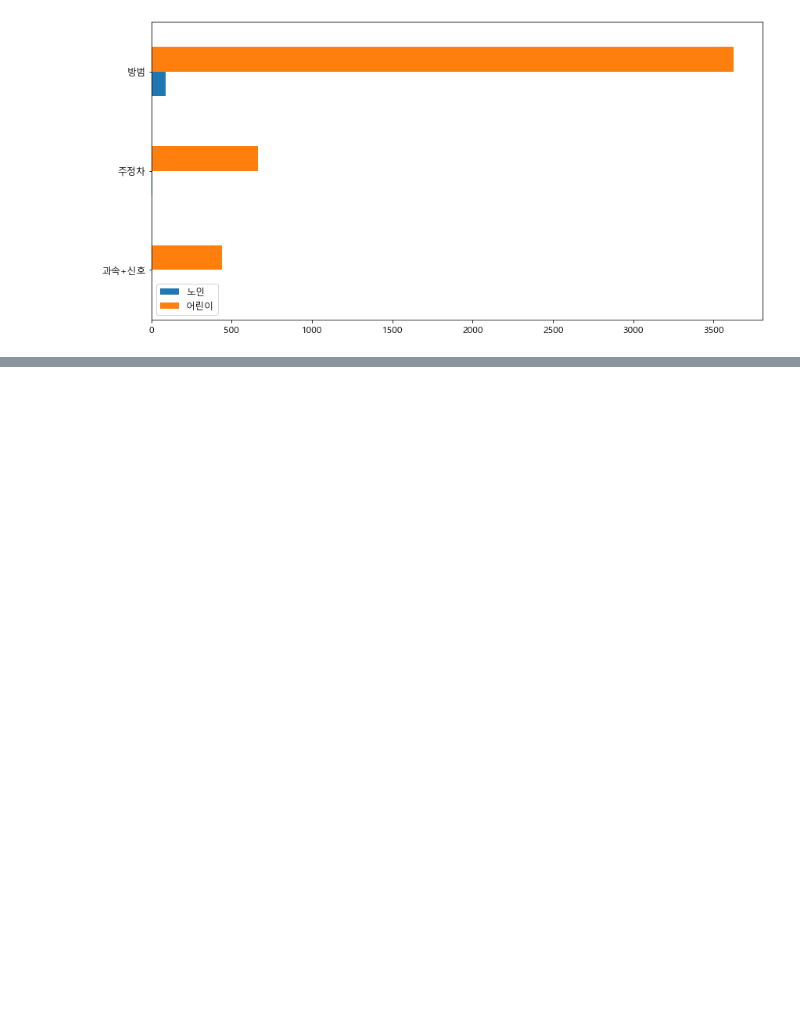
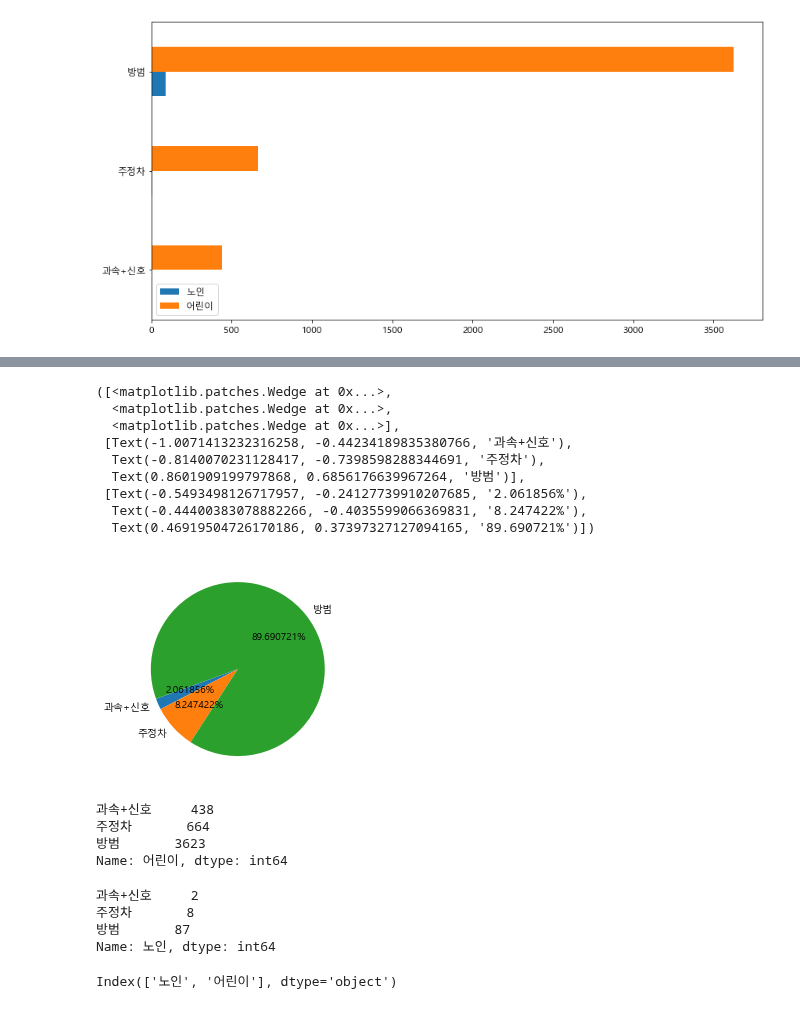
Before and after one commit to y7y1h13/StatisticsAnal, a Jupyter notebook: newPan/프로젝트/단속카메라.ipynb, the cells around one changed output, grey strips where cells are left out. Cells and saved outputs as stored; diff of their text form; code cells hidden in the pictures; blank space fills up the shorter version.

```diff
--- a/newPan/프로젝트/단속카메라.ipynb
+++ b/newPan/프로젝트/단속카메라.ipynb
@@ -467,0 +475,31 @@ ax = all.plot(kind='barh')
+# %%
+plt.pie(all.loc['노인'],labels=all.columns ,autopct='%1f%%', startangle=200)
+# %% [output]
+([<matplotlib.patches.Wedge at 0x...>,
+  <matplotlib.patches.Wedge at 0x...>,
+  <matplotlib.patches.Wedge at 0x...>],
+ [Text(-1.0071413232316258, -0.44234189835380766, '과속+신호'),
+  Text(-0.8140070231128417, -0.7398598288344691, '주정차'),
+  Text(0.8601909199797868, 0.6856176639967264, '방범')],
+ [Text(-0.5493498126717957, -0.24127739910207685, '2.061856%'),
+  Text(-0.44400383078882266, -0.4035599066369831, '8.247422%'),
+  Text(0.46919504726170186, 0.37397327127094165, '89.690721%')])
+[figure, added]
+# %%
+all.loc['어린이']
+# %% [output]
+과속+신호     438
+주정차       664
+방범       3623
+Name: 어린이, dtype: int64
+# %%
+all.iloc[0]
+# %% [output]
+과속+신호     2
+주정차       8
+방범       87
+Name: 노인, dtype: int64
+# %%
+print(all.index)
+# %% [output]
+Index(['노인', '어린이'], dtype='object')
```
Also changed, not shown: parts of 11 cells of this notebook, 3 other files.
